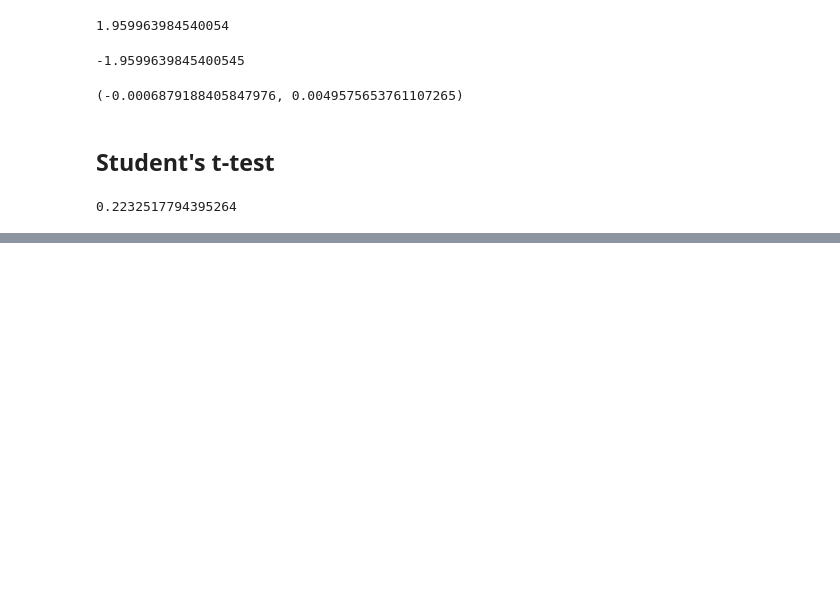
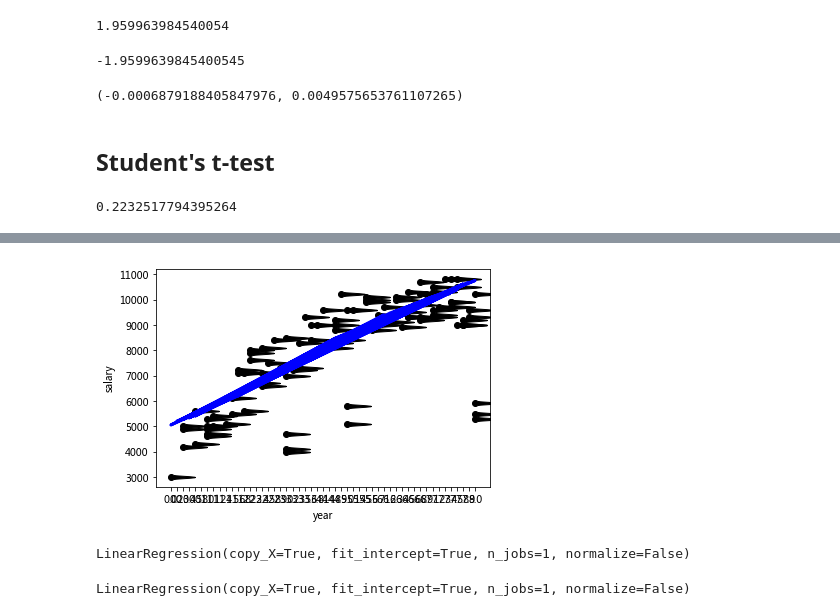
Before and after one commit to ywchiu/tibamepy, a Jupyter notebook: Demo20180303.ipynb, the cells around one changed output, grey strips where cells are left out. Drawn from its saved outputs; the diff is of its cells as text; code cells hidden in the pictures; blank space fills up the shorter version.

```diff
--- a/Demo20180303.ipynb
+++ b/Demo20180303.ipynb
@@ -382,0 +433,19 @@ print(one_sample[1]/2)
+# %%
+X = df[['year']]
+Y = df['salary'].values
+plt.scatter(X, Y, color='black')
+plt.xlabel('year')
+plt.ylabel('salary')
+plt.plot(X,regr.predict(X),color='blue',linewidth=3)
+plt.show()
+# %% [output]
+[figure, added]
+# %%
+from sklearn.preprocessing import PolynomialFeatures
+from sklearn.linear_model import LinearRegression
+poly_reg=PolynomialFeatures(degree=2)
+X_=poly_reg.fit_transform(X)
+regr=LinearRegression()
+regr.fit(X_,Y)
+# %% [output]
+LinearRegression(copy_X=True, fit_intercept=True, n_jobs=1, normalize=False)
@@ -382,0 +454,11 @@ print(one_sample[1]/2)
+# %%
+from sklearn.preprocessing import PolynomialFeatures
+from sklearn.linear_model import LinearRegression
+
+poly_reg = PolynomialFeatures(degree = 2)
+X_ = poly_reg.fit_transform(X)
+
+regr = LinearRegression()
+regr.fit(X_,Y )
+# %% [output]
+LinearRegression(copy_X=True, fit_intercept=True, n_jobs=1, normalize=False)
```
Also changed, not shown: parts of 23 cells of this notebook.
